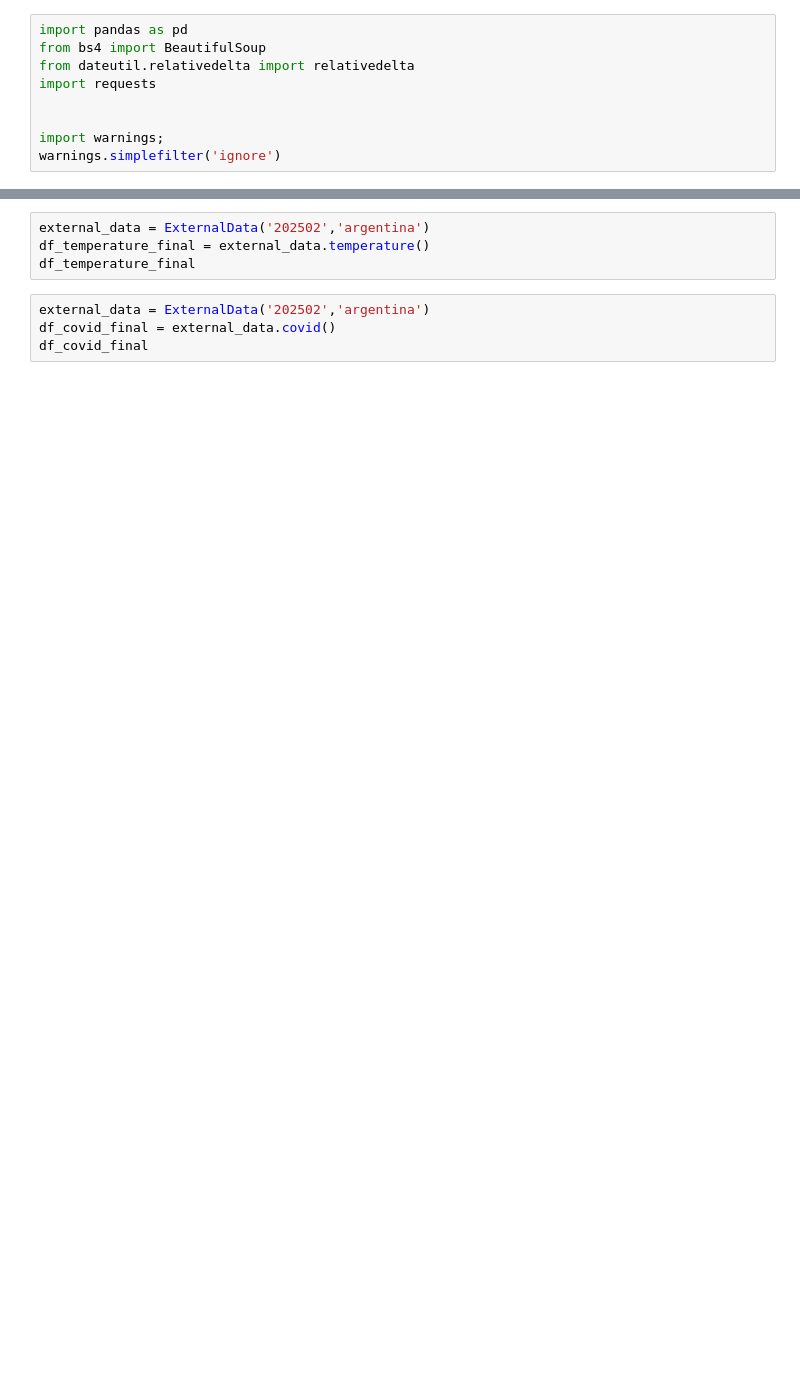
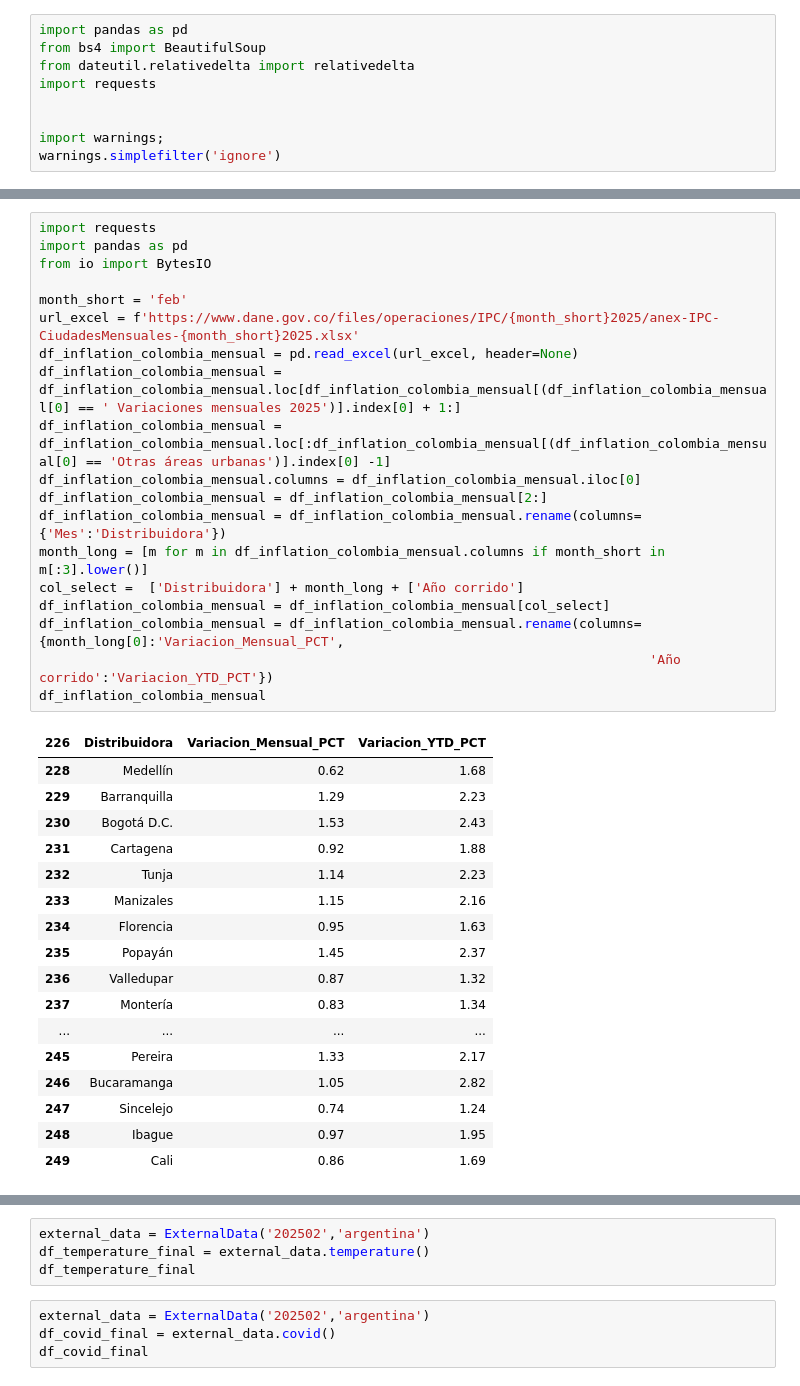
Before and after one commit to alejomd17/scrapping_temperature, a Jupyter notebook: scrapping_temperature.ipynb, the cells around one changed output, grey strips where cells are left out. Cells and saved outputs as stored; diff of their text form; blank space fills up the shorter version.

```diff
--- a/scrapping_temperature.ipynb
+++ b/scrapping_temperature.ipynb
@@ -172,2 +194,39 @@ class ExternalData:
 
         return df_inflation
+# %%
+import requests
+import pandas as pd
+from io import BytesIO
+
+month_short = 'feb'
+url_excel = f'https://www.dane.gov.co/files/operaciones/IPC/{month_short}2025/anex-IPC-CiudadesMensuales-{month_short}2025.xlsx'
+df_inflation_colombia_mensual = pd.read_excel(url_excel, header=None)
+df_inflation_colombia_mensual = df_inflation_colombia_mensual.loc[df_inflation_colombia_mensual[(df_inflation_colombia_mensual[0] == ' Variaciones mensuales 2025')].index[0] + 1:]
+df_inflation_colombia_mensual = df_inflation_colombia_mensual.loc[:df_inflation_colombia_mensual[(df_inflation_colombia_mensual[0] == 'Otras áreas urbanas')].index[0] -1]
+df_inflation_colombia_mensual.columns = df_inflation_colombia_mensual.iloc[0]
+df_inflation_colombia_mensual = df_inflation_colombia_mensual[2:]
+df_inflation_colombia_mensual = df_inflation_colombia_mensual.rename(columns={'Mes':'Distribuidora'})
+month_long = [m for m in df_inflation_colombia_mensual.columns if month_short in m[:3].lower()]
+col_select =  ['Distribuidora'] + month_long + ['Año corrido']
+df_inflation_colombia_mensual = df_inflation_colombia_mensual[col_select]
+df_inflation_colombia_mensual = df_inflation_colombia_mensual.rename(columns={month_long[0]:'Variacion_Mensual_PCT',
+                                                                              'Año corrido':'Variacion_YTD_PCT'})
+df_inflation_colombia_mensual
+# %% [output]
+| 226 | Distribuidora | Variacion_Mensual_PCT | Variacion_YTD_PCT |
+| 228 | Medellín | 0.62 | 1.68 |
+| 229 | Barranquilla | 1.29 | 2.23 |
+| 230 | Bogotá D.C. | 1.53 | 2.43 |
+| 231 | Cartagena | 0.92 | 1.88 |
+| 232 | Tunja | 1.14 | 2.23 |
+| 233 | Manizales | 1.15 | 2.16 |
+| 234 | Florencia | 0.95 | 1.63 |
+| 235 | Popayán | 1.45 | 2.37 |
+| 236 | Valledupar | 0.87 | 1.32 |
+| 237 | Montería | 0.83 | 1.34 |
+| ... | ... | ... | ... |
+| 245 | Pereira | 1.33 | 2.17 |
+| 246 | Bucaramanga | 1.05 | 2.82 |
+| 247 | Sincelejo | 0.74 | 1.24 |
+| 248 | Ibague | 0.97 | 1.95 |
+| 249 | Cali | 0.86 | 1.69 |
```
Also changed, not shown: parts of 9 cells of this notebook.
